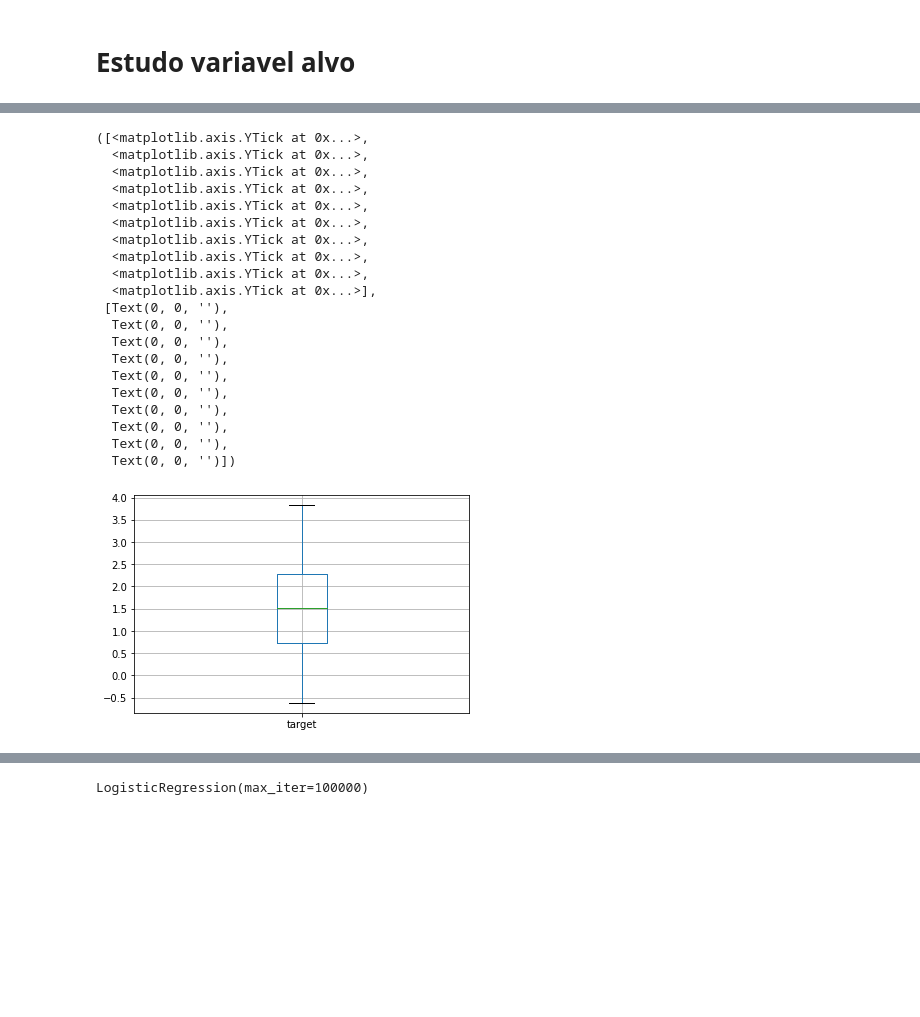
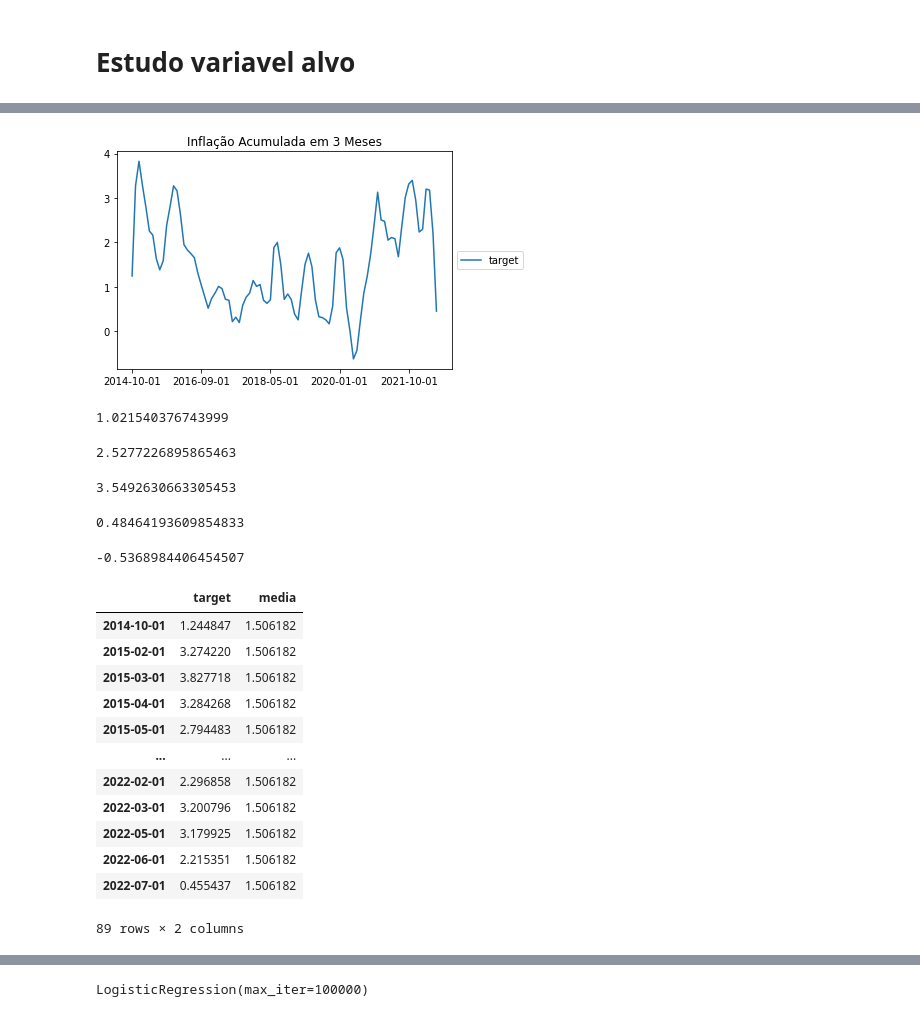
Before and after one commit to jvg0mes/previnflacaoac, a Jupyter notebook: exploratory_analysis.ipynb, the cells around one changed output, grey strips where cells are left out. Cells and saved outputs as stored; diff of their text form; code cells hidden in the pictures; blank space fills up the shorter version.

```diff
--- a/exploratory_analysis.ipynb
+++ b/exploratory_analysis.ipynb
@@ -36,25 +25,0 @@ array([[<AxesSubplot:title={'center':'target'}>]], dtype=object)
-# %%
-target.boxplot()
-plt.yticks(np.arange(-.5,4.5,.5))
-# %% [output]
-([<matplotlib.axis.YTick at 0x...>,
-  <matplotlib.axis.YTick at 0x...>,
-  <matplotlib.axis.YTick at 0x...>,
-  <matplotlib.axis.YTick at 0x...>,
-  <matplotlib.axis.YTick at 0x...>,
-  <matplotlib.axis.YTick at 0x...>,
-  <matplotlib.axis.YTick at 0x...>,
-  <matplotlib.axis.YTick at 0x...>,
-  <matplotlib.axis.YTick at 0x...>,
-  <matplotlib.axis.YTick at 0x...>],
- [Text(0, 0, ''),
-  Text(0, 0, ''),
-  Text(0, 0, ''),
-  Text(0, 0, ''),
-  Text(0, 0, ''),
-  Text(0, 0, ''),
-  Text(0, 0, ''),
-  Text(0, 0, ''),
-  Text(0, 0, ''),
-  Text(0, 0, '')])
-[figure, removed]
@@ -60,0 +28,7 @@ plt.yticks(np.arange(-.5,4.5,.5))
+# %%
+target.plot()
+plt.title("Inflação Acumulada em 3 Meses")
+plt.legend(['target'],title=None,title_fontsize=30,loc='center left', bbox_to_anchor=(1, 0.5))
+plt.savefig("plots/firstplot.png", bbox_inches='tight')
+# %% [output]
+[figure, added]
@@ -60,0 +39,36 @@ plt.yticks(np.arange(-.5,4.5,.5))
+# %%
+target['target'].std()
+# %% [output]
+1.021540376743999
+# %%
+target.mean()[0] + target['target'].std()#sd1
+# %% [output]
+2.5277226895865463
+# %%
+target.mean()[0] + (target['target'].std()*2) #sd2
+# %% [output]
+3.5492630663305453
+# %%
+target.mean()[0] - target['target'].std() #sd1
+# %% [output]
+0.48464193609854833
+# %%
+target.mean()[0] - (target['target'].std()*2) #sd2
+# %% [output]
+-0.5368984406454507
+# %%
+plot_df
+# %% [output]
+|  | target | media |
+| 2014-10-01 | 1.244847 | 1.506182 |
+| 2015-02-01 | 3.274220 | 1.506182 |
+| 2015-03-01 | 3.827718 | 1.506182 |
+| 2015-04-01 | 3.284268 | 1.506182 |
+| 2015-05-01 | 2.794483 | 1.506182 |
+| ... | ... | ... |
+| 2022-02-01 | 2.296858 | 1.506182 |
+| 2022-03-01 | 3.200796 | 1.506182 |
+| 2022-05-01 | 3.179925 | 1.506182 |
+| 2022-06-01 | 2.215351 | 1.506182 |
+| 2022-07-01 | 0.455437 | 1.506182 |
+89 rows × 2 columns
```
Also changed, not shown: parts of 144 cells of this notebook, 5 other files.
